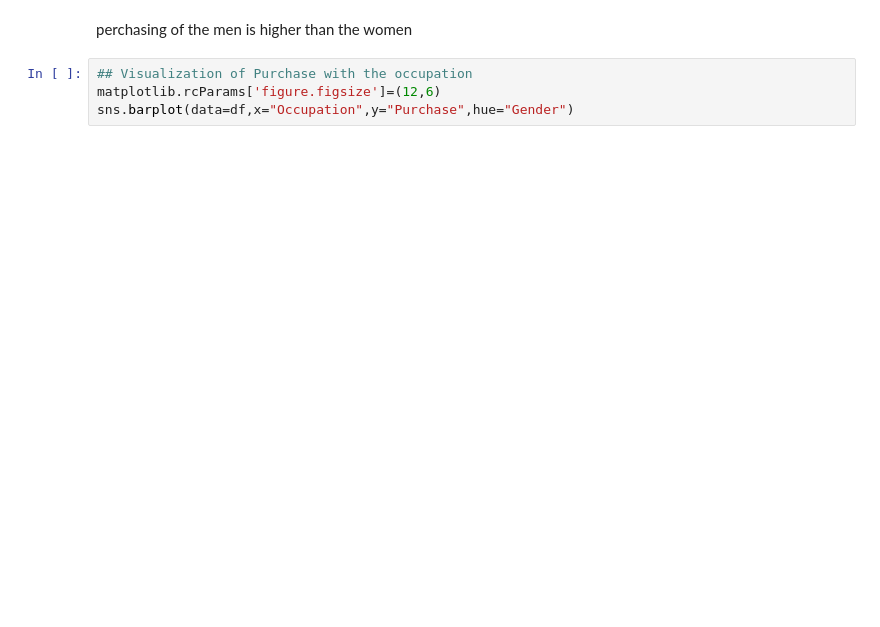
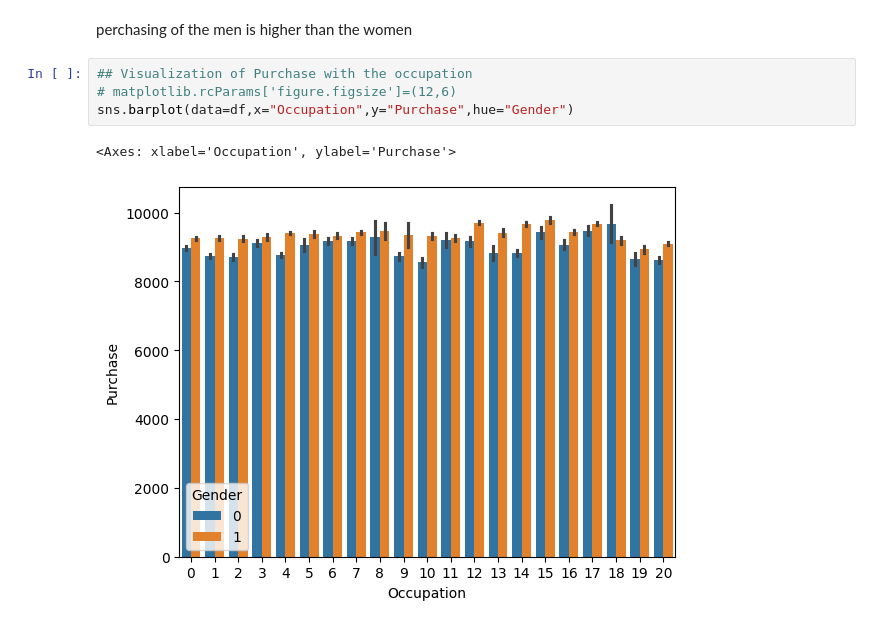
Before and after one commit to SantoshRM-1/Zomato-EDA-Analysis, a Jupyter notebook: Notebook/Black Friday sale.ipynb, the cells around one changed output. Drawn from its saved outputs; the diff is of its cells as text; blank space fills up the shorter version.

```diff
--- a/Notebook/Black Friday sale.ipynb
+++ b/Notebook/Black Friday sale.ipynb
@@ -359,5 +363,8 @@ sns.barplot(data=df,x='Age',y="Purchase",hue="Gender")
 perchasing of the men is higher than the women
 # %%
 ## Visualization of Purchase with the occupation
-matplotlib.rcParams['figure.figsize']=(12,6)
+# matplotlib.rcParams['figure.figsize']=(12,6)
 sns.barplot(data=df,x="Occupation",y="Purchase",hue="Gender")
+# %% [output]
+<Axes: xlabel='Occupation', ylabel='Purchase'>
+[figure, added]
```
Also changed, not shown: parts of 21 cells of this notebook.
